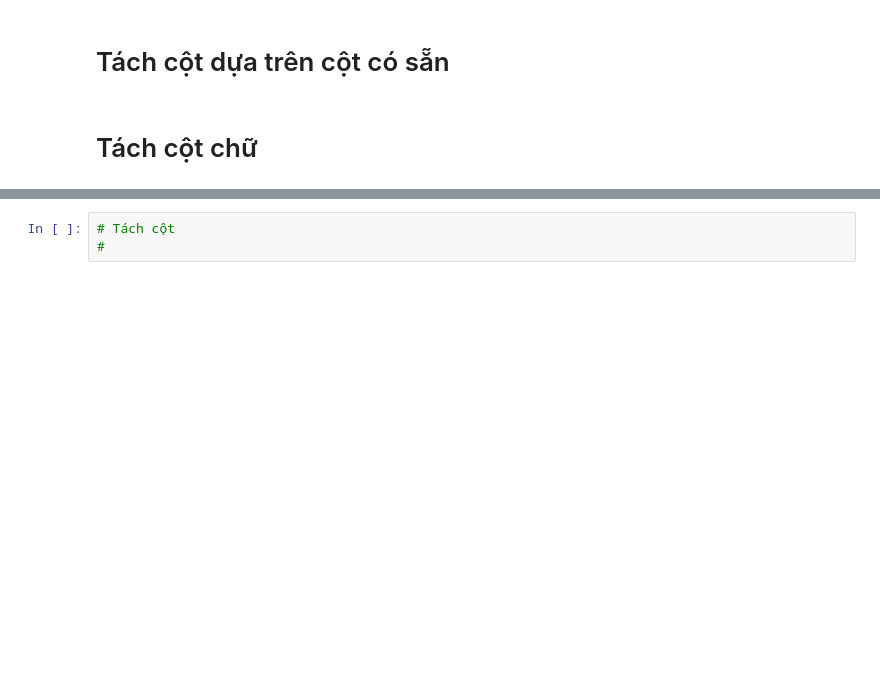
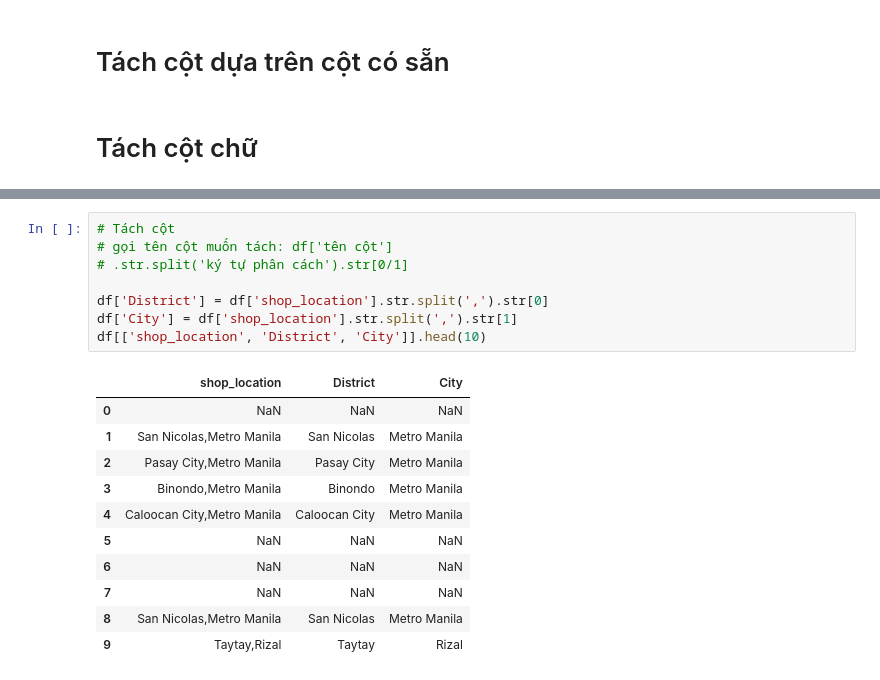
Before and after one commit to ntnqu/DAP2311R1, a Jupyter notebook: Buổi 6 - 28112023/day6_thaotacdulieu_live.ipynb, the cells around one changed output, grey strips where cells are left out. Drawn from its saved outputs; the diff is of its cells as text; blank space fills up the shorter version.

```diff
--- a/Buổi 6 - 28112023/day6_thaotacdulieu_live.ipynb
+++ b/Buổi 6 - 28112023/day6_thaotacdulieu_live.ipynb
@@ -524,3 +716,20 @@ df[['shop_location']]
-# %%
-# Tách cột
-#
+# %%
+# Tách cột
+# gọi tên cột muốn tách: df['tên cột']
+# .str.split('ký tự phân cách').str[0/1]
+
+df['District'] = df['shop_location'].str.split(',').str[0]
+df['City'] = df['shop_location'].str.split(',').str[1]
+df[['shop_location', 'District', 'City']].head(10)
+# %% [output]
+|  | shop_location | District | City |
+| 0 | NaN | NaN | NaN |
+| 1 | San Nicolas,Metro Manila | San Nicolas | Metro Manila |
+| 2 | Pasay City,Metro Manila | Pasay City | Metro Manila |
+| 3 | Binondo,Metro Manila | Binondo | Metro Manila |
+| 4 | Caloocan City,Metro Manila | Caloocan City | Metro Manila |
+| 5 | NaN | NaN | NaN |
+| 6 | NaN | NaN | NaN |
+| 7 | NaN | NaN | NaN |
+| 8 | San Nicolas,Metro Manila | San Nicolas | Metro Manila |
+| 9 | Taytay,Rizal | Taytay | Rizal |
```
Also changed, not shown: parts of 27 cells of this notebook.
